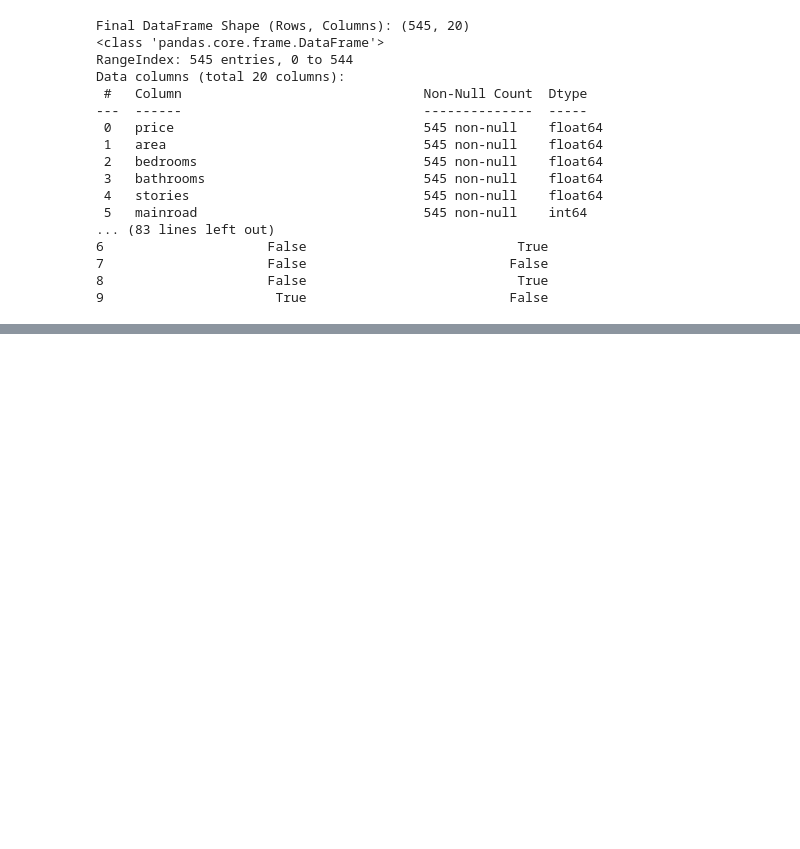
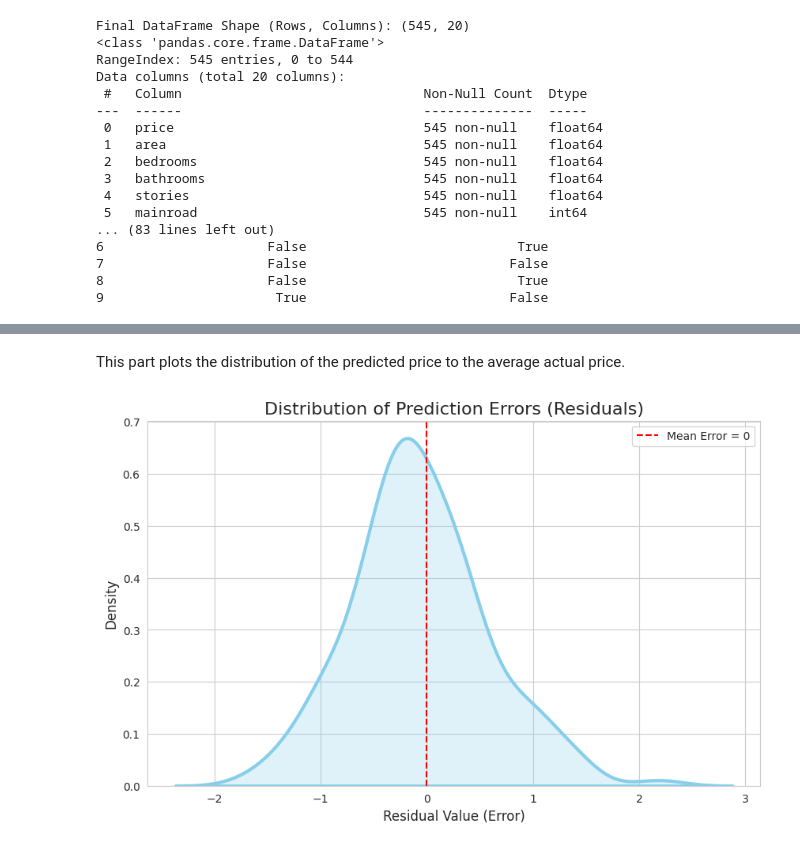
Before and after one commit to lt33tx/Landon_Tinch_DTSC3020_Fall2025-, a Jupyter notebook: 3010_Project.ipynb, the cells around one changed output, grey strips where cells are left out. Saved outputs shown, nothing was run; the diff lists cells and outputs as text; code cells hidden in the pictures; blank space fills up the shorter version.

```diff
--- a/3010_Project.ipynb
+++ b/3010_Project.ipynb
@@ -492,0 +710,37 @@ price_target_correlations_raw = Correlation_Matrix_Full_Set['price']
+# %% [markdown]
+This part plots the distribution of the predicted price to the average actual price.
+# %%
+import matplotlib.pyplot as plt
+import seaborn as sns
+
+# calculate the residuals by subtracting predicted values from actual values
+residuals = y_test - y_pred
+
+# set the background style to white grid for a clean look
+sns.set_style("whitegrid")
+
+# create a figure with a specific size
+plt.figure(figsize=(10, 6))
+
+# create a smooth density plot to show the distribution of residuals
+sns.kdeplot(residuals, fill=True, color='skyblue', linewidth=3)
+
+# draw a vertical line at zero to show where perfect prediction would be
+plt.axvline(x=0, color='red', linestyle='--', label='Mean Error = 0')
+
+# add a title to explain what the graph is showing
+plt.title('Distribution of Prediction Errors (Residuals)', fontsize=16)
+
+# label the x-axis
+plt.xlabel('Residual Value (Error)', fontsize=12)
+
+# label the y-axis
+plt.ylabel('Density', fontsize=12)
+
+# show the legend on the graph
+plt.legend()
+
+# display the final plot
+plt.show()
+# %% [output]
+[figure, added]
```
Also changed, not shown: parts of 20 cells of this notebook.
